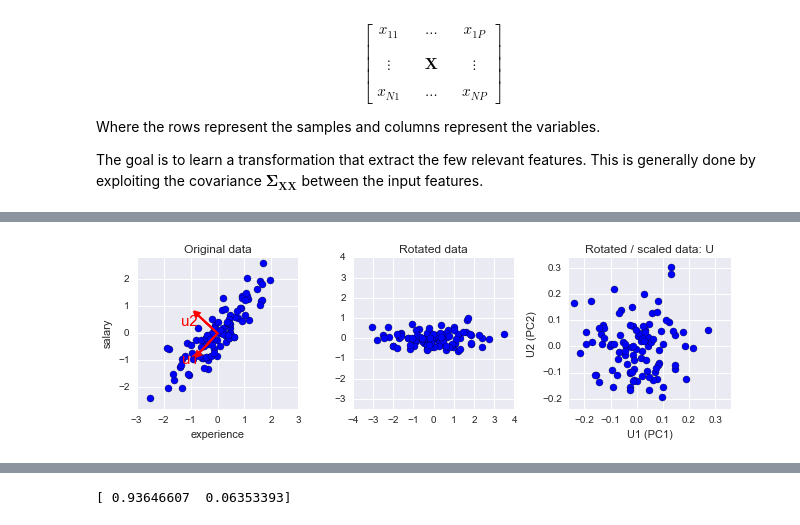
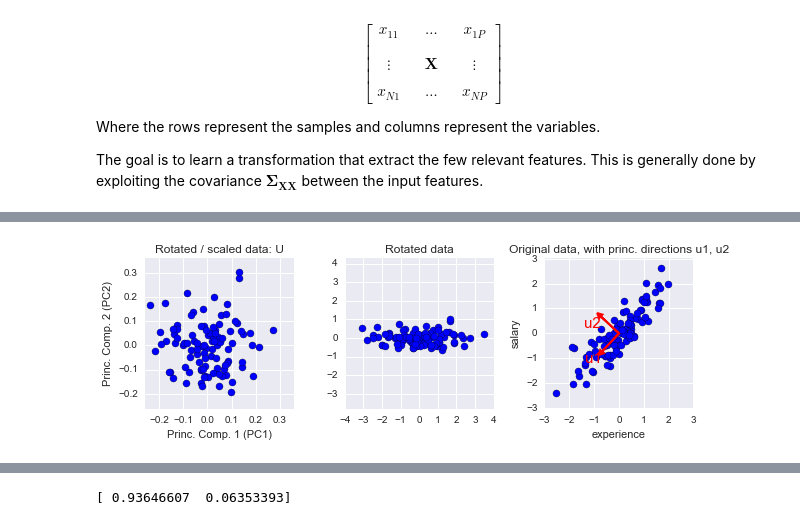
Before and after one commit to neurospin/pystatsml, a Jupyter notebook: notebooks/ml_dimensionality_reduction.ipynb, the cells around one changed output, grey strips where cells are left out. Saved outputs shown, nothing was run; the diff lists cells and outputs as text; code cells hidden in the pictures.

```diff
--- a/notebooks/ml_dimensionality_reduction.ipynb
+++ b/notebooks/ml_dimensionality_reduction.ipynb
@@ -94,55 +111,50 @@ X = np.column_stack([experience, salary])
 # PCA using SVD
 X -= X.mean(axis=0)  # Centering is required
 U, s, Vh = scipy.linalg.svd(X, full_matrices=False)
-explained_variance_ = (s ** 2) / n_samples
-explained_variance_ratio_ = (explained_variance_ /
-                             explained_variance_.sum())
-Xproj = np.dot(X, Vh.T)
-
 # U : Unitary matrix having left singular vectors as columns.
 #     Of shape (n_samples,n_samples) or (n_samples,n_comps), depending on
 #     full_matrices.
 #
 # s : The singular values, sorted in non-increasing order. Of shape (n_comps,),
 #     with n_comps = min(n_samples, n_features).
 #
 # Vh: Unitary matrix having right singular vectors as rows.
 #     Of shape (n_features, n_features) or (n_comps, n_features) depending
 # on full_matrices.
 
 
 plt.figure(figsize=(9, 3))
 
 plt.subplot(131)
+assert np.allclose(Xproj / s,  U)
+plt.scatter(U[:, 0], U[:, 1], s=50)
+plt.axis('equal')
+plt.title("Rotated / scaled data: U")
+plt.xlabel("Princ. Comp. 1 (PC1)")
+plt.ylabel("Princ. Comp. 2 (PC2)")
+
+plt.subplot(132)
+plt.scatter(Xproj[:, 0], Xproj[:, 1], s=50)
+plt.axis('equal')
+plt.title("Rotated data")
+
+plt.subplot(133)
 plt.scatter(X[:, 0], X[:, 1], s=50)
 for i in range(Vh.shape[0]):
     plt.arrow(x=0, y=0, dx=Vh[i, 0], dy=Vh[i, 1], head_width=0.2,
               head_length=0.2, linewidth=2, fc='r', ec='r')
     plt.text(Vh[i, 0], Vh[i, 1],'u%i' % (i+1), color="r", fontsize=15,
              horizontalalignment='right', verticalalignment='top')
 plt.axis('equal')
 plt.ylim(-4, 4)
 
-plt.title("Original data")
+plt.title("Original data, with princ. directions u1, u2")
 plt.xlabel("experience")
 plt.ylabel("salary")
 
-plt.subplot(132)
-plt.scatter(Xproj[:, 0], Xproj[:, 1], s=50)
-plt.axis('equal')
-plt.title("Rotated data")
-
-plt.subplot(133)
-assert np.allclose(Xproj / s,  U)
-plt.scatter(U[:, 0], U[:, 1], s=50)
-plt.axis('equal')
-plt.title("Rotated / scaled data: U")
-plt.xlabel("U1 (PC1)")
-plt.ylabel("U2 (PC2)")
-
 plt.tight_layout()
 # %% [output]
-[figure, old version]
+[figure, new version]
 # %% [markdown]
 ## Principal components analysis (PCA)
 
```
Also changed, not shown: parts of 4 cells of this notebook, 9 other files.
